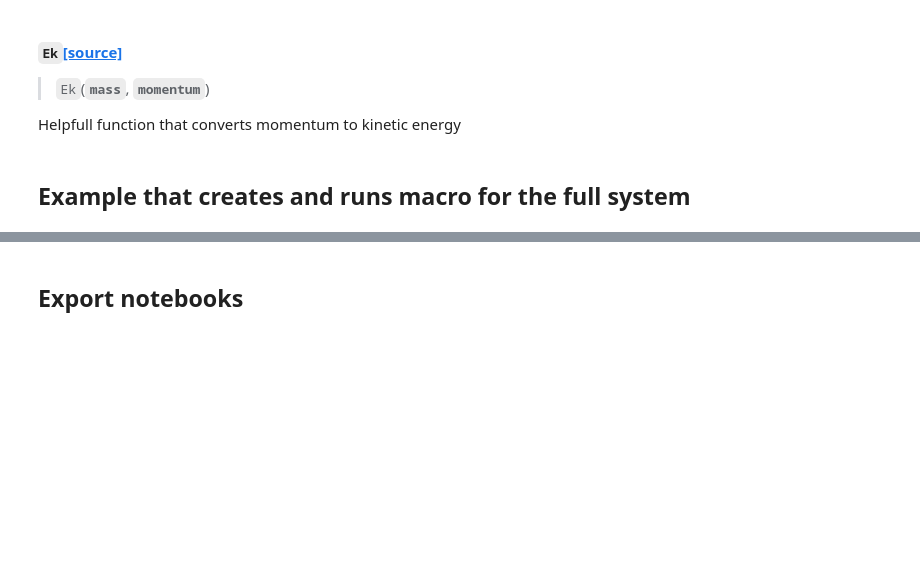
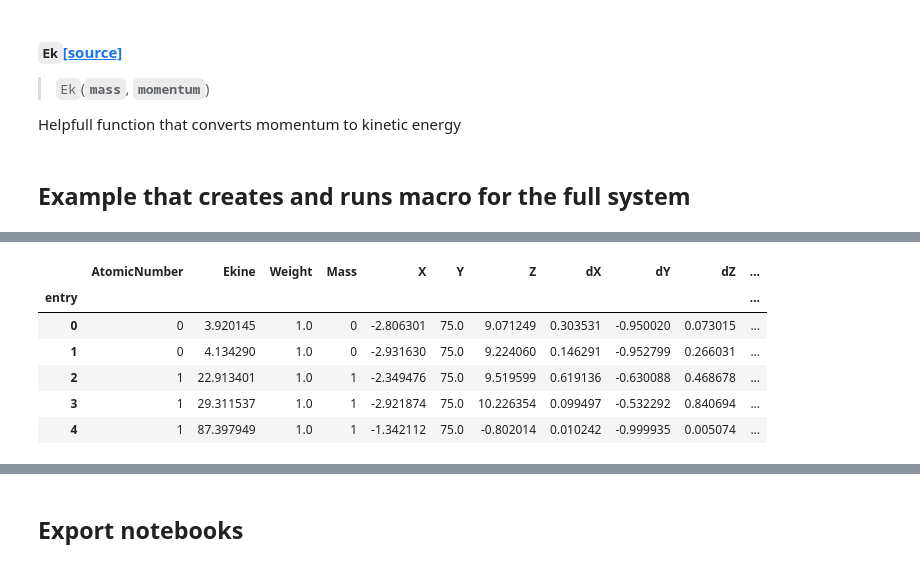
Before and after one commit to dmitryhits/ProtonBeamTherapy, a Jupyter notebook: nbs/00_macrotools.ipynb, the cells around one changed output, grey strips where cells are left out. Cells and saved outputs as stored; diff of their text form; code cells hidden in the pictures; blank space fills up the shorter version.

```diff
--- a/nbs/00_macrotools.ipynb
+++ b/nbs/00_macrotools.ipynb
@@ -105,9 +112,11 @@ class MacroWriter:
         which in the current implementation is a flat box perpendicular to beam which is in y direction
         all dimensions are in cm
         '''
-        results_path = path.join(self.results, f'tracker_{self.timestamp}_{n}.root')
+        tracker_results_path = path.join(self.results, f'tracker_{self.timestamp}_{n}.root')
+        dose_results_path = path.join(self.results, f'dose_{self.timestamp}_{n}.txt')
 
-        self.results_files['trackers'].append(results_path)
+        self.results_files['trackers'].append(tracker_results_path)
+        self.results_files['dose'].append(dose_results_path)
         if material == 'Skull':
             color = 'yellow'
 
@@ -134,12 +143,21 @@ class MacroWriter:
         # attached actor to the box{n}
         #***************************************************************
         /gate/actor/addActor PhaseSpaceActor         tracker{n}
-        /gate/actor/tracker{n}/save                     {results_path}
+        /gate/actor/tracker{n}/save                     {tracker_results_path}
         /gate/actor/tracker{n}/attachTo                 box{n}
         /gate/actor/tracker{n}/enableNuclearFlag          true
         /gate/actor/tracker{n}/enableProductionProcess  false
         #/gate/actor/tracker{n}/useVolumeFrame           true
         /gate/actor/tracker{n}/storeOutgoingParticles true
+
+        /gate/actor/addActor DoseActor             dose{n}
+        /gate/actor/dose{n}/save                   {dose_results_path}
+        /gate/actor/dose{n}/attachTo               box{n}
+        /gate/actor/dose{n}/stepHitType            random
+        /gate/actor/dose{n}/setResolution          1 10 1
+        /gate/actor/dose{n}/enableDose             true
+        #/gate/actor/dose{n}/enableUncertaintyDose  true
+        #/gate/actor/dose{n}/enableNumberOfHits     true
         """
         self.geometry_dict[f'layer{n}'] = geometry_lines
         self.physics_dict[f'layer{n}'] = physics_lines
@@ -341,7 +359,7 @@ class MacroWriter:
         with open(macro_name, 'w') as f:
             f.write(lines)
 
-        return macro_name, self.results_files
+        return macro_name, self.results_files, self.timestamp
 # %%
 show_doc(MacroWriter)
 # %% [output]
@@ -460,0 +507,10 @@ Helpfull function that converts momentum to kinetic energy
+# %%
+track_df.head()
+# %% [output]
+|  | AtomicNumber | Ekine | Weight | Mass | X | Y | Z | dX | dY | dZ | ... |
+| entry |  |  |  |  |  |  |  |  |  |  | ... |
+| 0 | 0 | 3.920145 | 1.0 | 0 | -2.806301 | 75.0 | 9.071249 | 0.303531 | -0.950020 | 0.073015 | ... |
+| 1 | 0 | 4.134290 | 1.0 | 0 | -2.931630 | 75.0 | 9.224060 | 0.146291 | -0.952799 | 0.266031 | ... |
+| 2 | 1 | 22.913401 | 1.0 | 1 | -2.349476 | 75.0 | 9.519599 | 0.619136 | -0.630088 | 0.468678 | ... |
+| 3 | 1 | 29.311537 | 1.0 | 1 | -2.921874 | 75.0 | 10.226354 | 0.099497 | -0.532292 | 0.840694 | ... |
+| 4 | 1 | 87.397949 | 1.0 | 1 | -1.342112 | 75.0 | -0.802014 | 0.010242 | -0.999935 | 0.005074 | ... |
```
Also changed, not shown: parts of 12 cells of this notebook, 10 other files.
